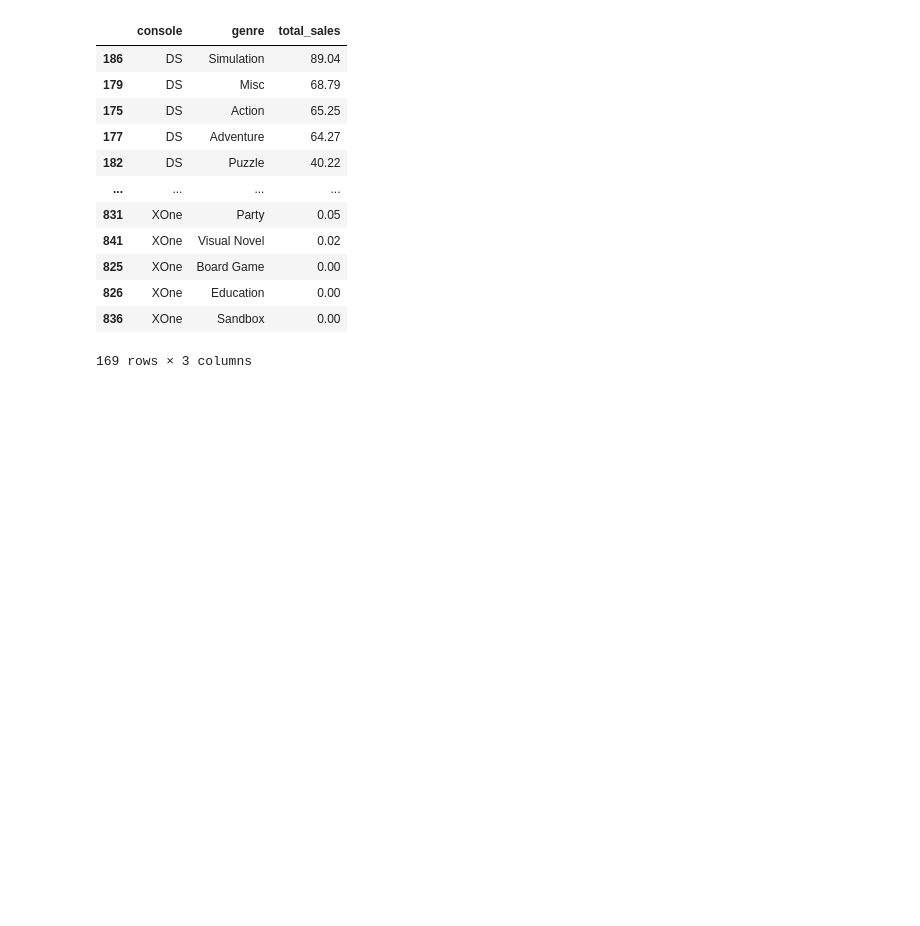
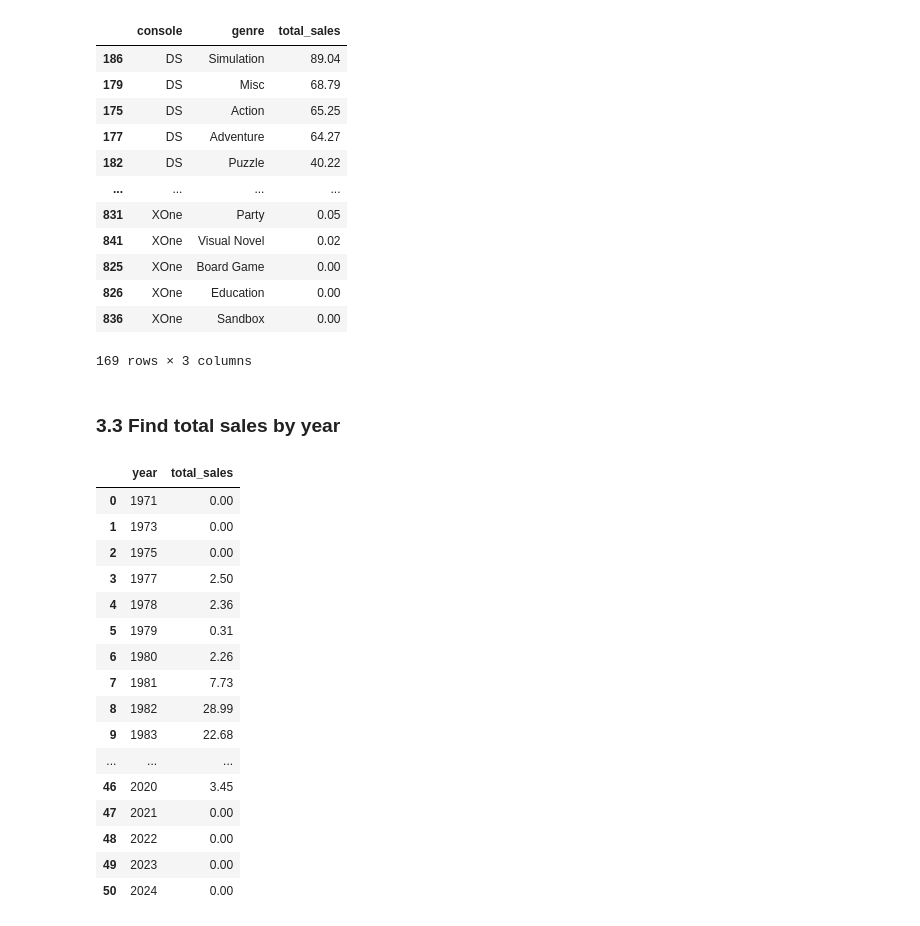
Before and after one commit to Mohamed-Shaheedullah/VG-Analysis, a Jupyter notebook: VG-EDA.ipynb, the cells around one changed output. Drawn from its saved outputs; the diff is of its cells as text; code cells hidden in the pictures; blank space fills up the shorter version.

```diff
--- a/VG-EDA.ipynb
+++ b/VG-EDA.ipynb
@@ -150,3 +151,5 @@ console_by_genre
 # use plotly express to plot a stacked bar chart of consoles with each genre
 fig = px.bar(console_by_genre, x='console', y='total_sales', color='genre', title='console by genre')
 fig.show()
+# %% [markdown]
+### 3.3 Find total sales by year
@@ -152,0 +166,20 @@ fig.show()
+# %%
+sales_by_year
+# %% [output]
+|  | year | total_sales |
+| 0 | 1971 | 0.00 |
+| 1 | 1973 | 0.00 |
+| 2 | 1975 | 0.00 |
+| 3 | 1977 | 2.50 |
+| 4 | 1978 | 2.36 |
+| 5 | 1979 | 0.31 |
+| 6 | 1980 | 2.26 |
+| 7 | 1981 | 7.73 |
+| 8 | 1982 | 28.99 |
+| 9 | 1983 | 22.68 |
+| ... | ... | ... |
+| 46 | 2020 | 3.45 |
+| 47 | 2021 | 0.00 |
+| 48 | 2022 | 0.00 |
+| 49 | 2023 | 0.00 |
+| 50 | 2024 | 0.00 |
```
Also changed, not shown: parts of 5 cells of this notebook.
